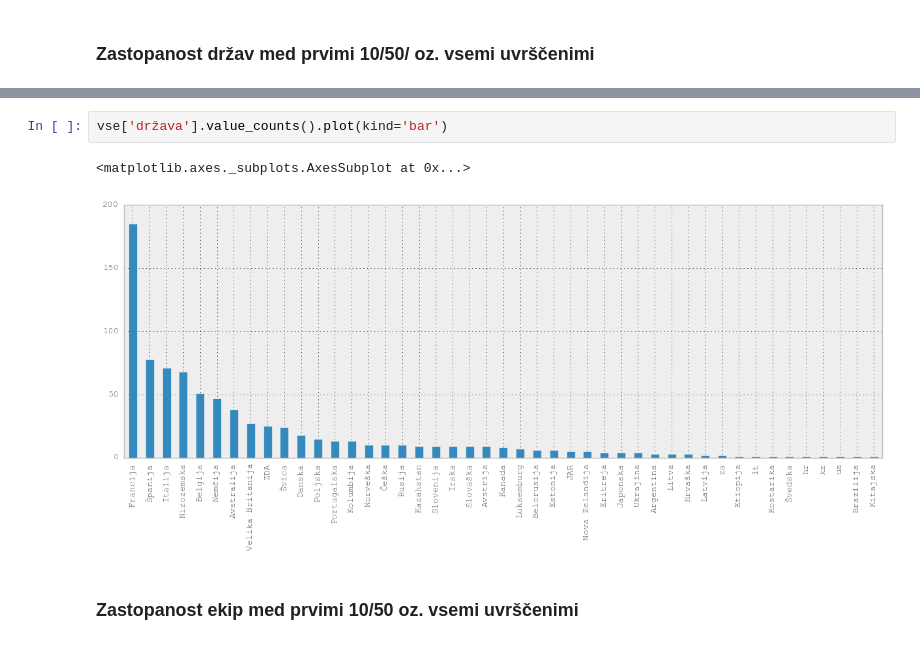
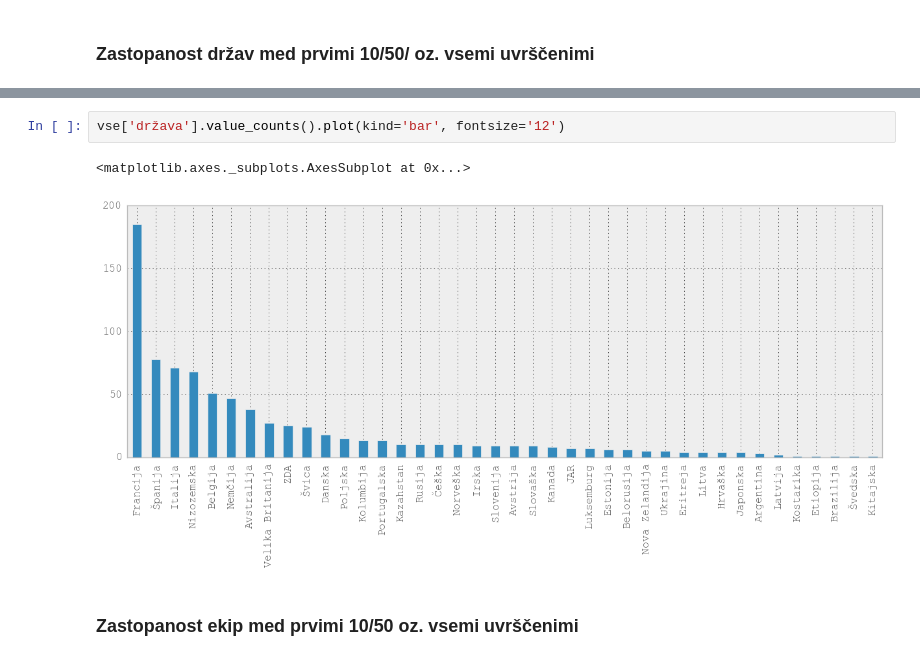
Before and after one commit to aeTS/Projekt-PRO1, a Jupyter notebook: Projekt_analiza_Tour.ipynb, the cells around one changed output, grey strips where cells are left out. Cells and saved outputs as stored; diff of their text form.

```diff
--- a/Projekt_analiza_Tour.ipynb
+++ b/Projekt_analiza_Tour.ipynb
@@ -106,8 +107,8 @@ pd.DataFrame(drzave50['država'].value_counts())[:5]
 # %%
-vse['država'].value_counts().plot(kind='bar')
+vse['država'].value_counts().plot(kind='bar', fontsize='12')
 # %% [output]
 <matplotlib.axes._subplots.AxesSubplot at 0x...>
-[figure, old version]
+[figure, new version]
 # %% [markdown]
 ### Zastopanost ekip med prvimi 10/50 oz. vsemi uvrščenimi
 # %%
```
Also changed, not shown: parts of 26 cells of this notebook.
